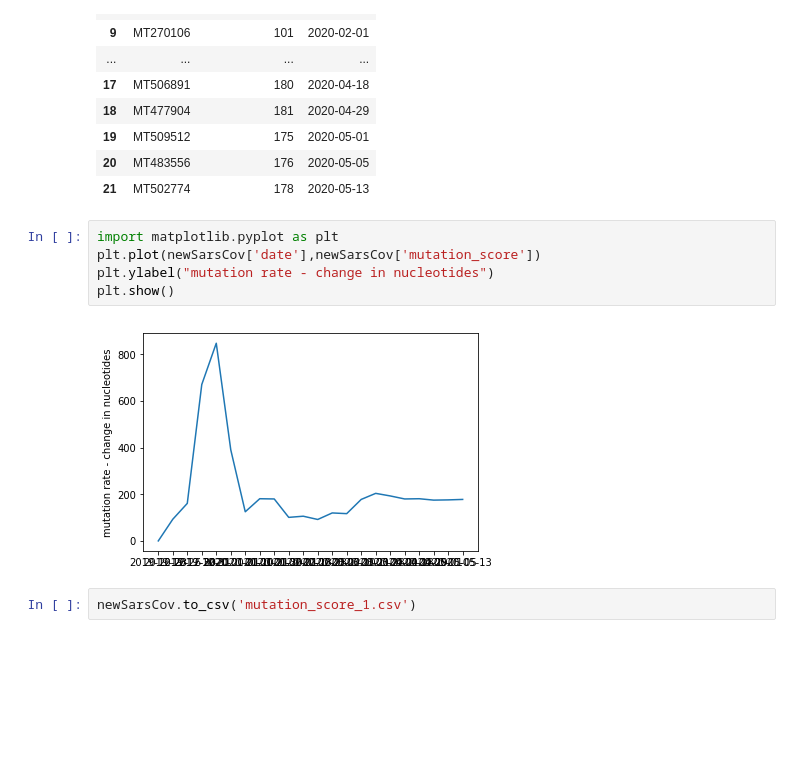
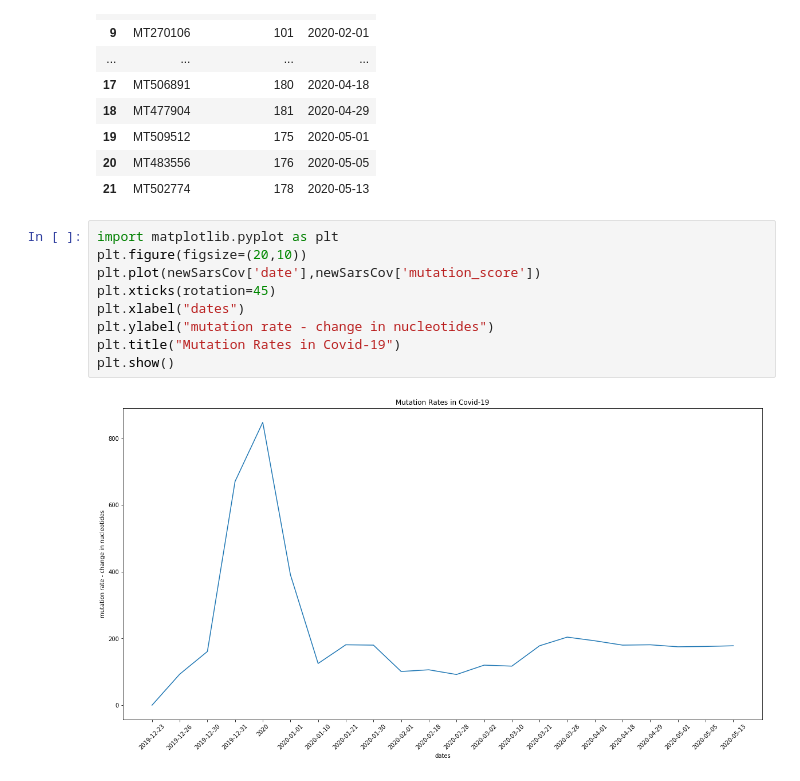
Before and after one commit to SaiPamidi/CSC448-project-sars-cov-2-mutation-rates, a Jupyter notebook: mutationCovid19.ipynb, the cells around one changed output. Saved outputs shown, nothing was run; the diff lists cells and outputs as text; blank space fills up the shorter version.

```diff
--- a/mutationCovid19.ipynb
+++ b/mutationCovid19.ipynb
@@ -106,10 +108,12 @@ no such sequence found
 | 21 | MT502774 | 178 | 2020-05-13 |
 # %%
 import matplotlib.pyplot as plt
+plt.figure(figsize=(20,10))
 plt.plot(newSarsCov['date'],newSarsCov['mutation_score'])
+plt.xticks(rotation=45)
+plt.xlabel("dates")
 plt.ylabel("mutation rate - change in nucleotides")
+plt.title("Mutation Rates in Covid-19")
 plt.show()
 # %% [output]
-[figure, old version]
+[figure, new version]
-# %%
-newSarsCov.to_csv('mutation_score_1.csv')
```
Also changed, not shown: parts of 3 cells of this notebook.
